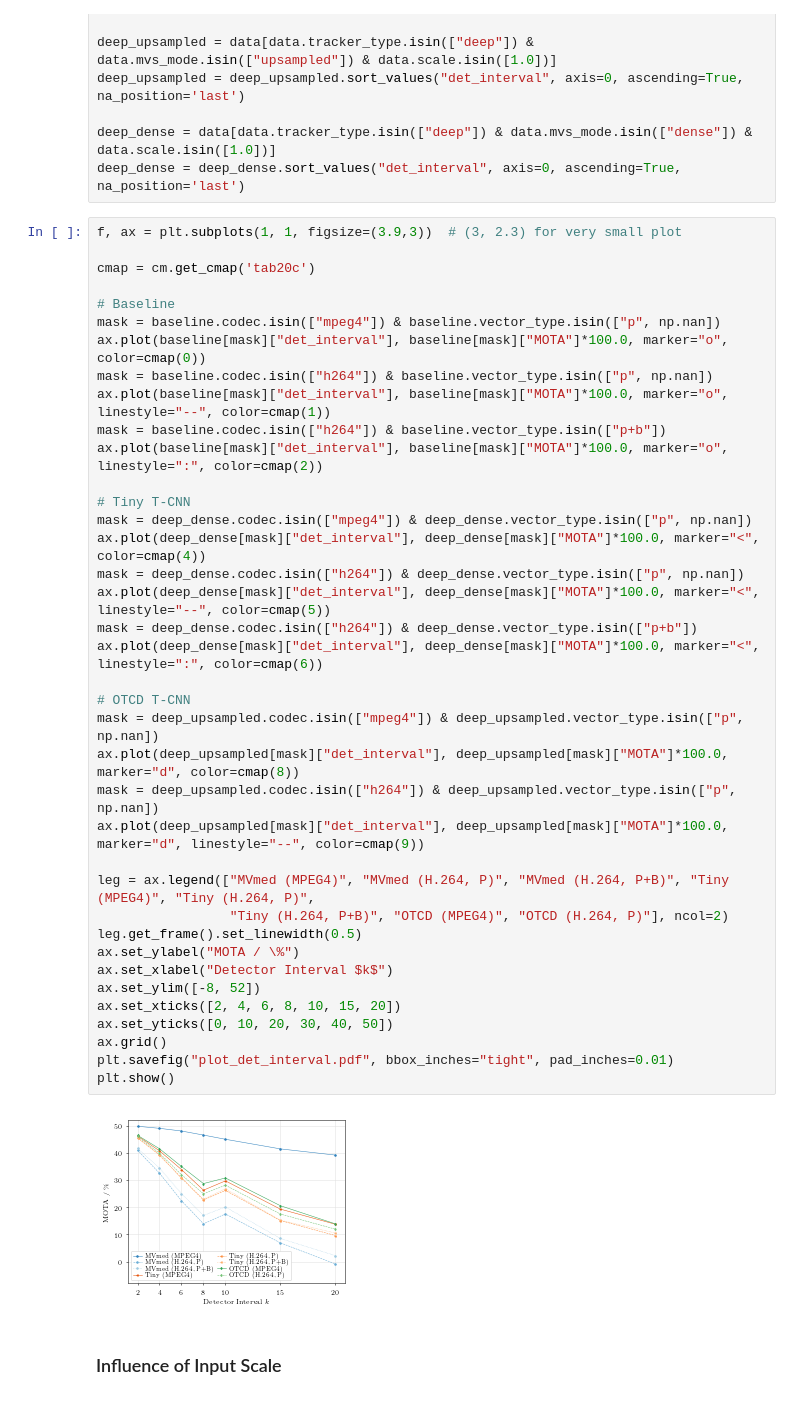
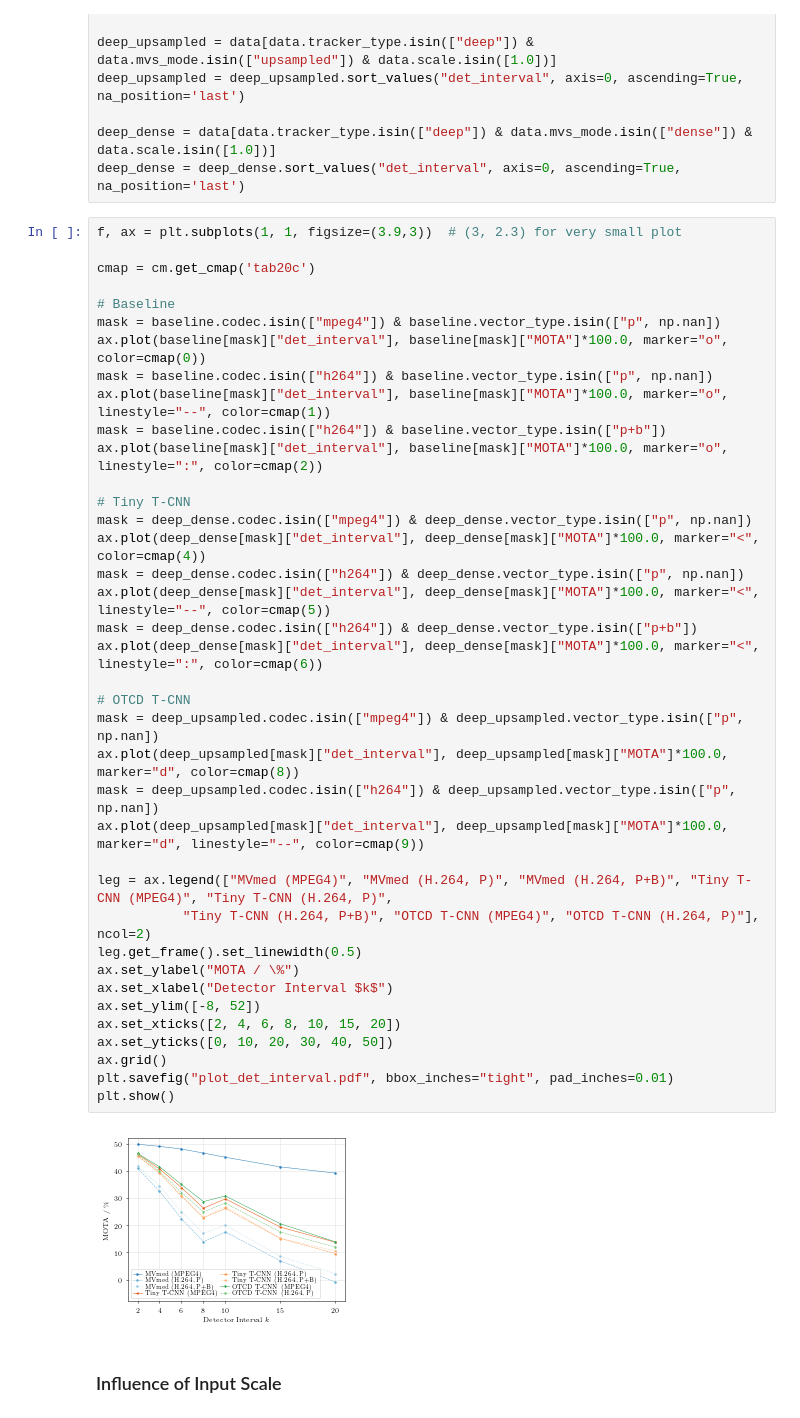
Before and after one commit to lukasbommes-unfinished-projects/mv-tracker, a Jupyter notebook: infos/paper/Plots.ipynb, the cells around one changed output. Saved outputs shown, nothing was run; the diff lists cells and outputs as text.

```diff
--- a/infos/paper/Plots.ipynb
+++ b/infos/paper/Plots.ipynb
@@ -61,36 +59,36 @@ mask = baseline.codec.isin(["mpeg4"]) & baseline.vector_type.isin(["p", np.nan])
 ax.plot(baseline[mask]["det_interval"], baseline[mask]["MOTA"]*100.0, marker="o", color=cmap(0))
 mask = baseline.codec.isin(["h264"]) & baseline.vector_type.isin(["p", np.nan])
 ax.plot(baseline[mask]["det_interval"], baseline[mask]["MOTA"]*100.0, marker="o", linestyle="--", color=cmap(1))
 mask = baseline.codec.isin(["h264"]) & baseline.vector_type.isin(["p+b"])
 ax.plot(baseline[mask]["det_interval"], baseline[mask]["MOTA"]*100.0, marker="o", linestyle=":", color=cmap(2))
 
 # Tiny T-CNN
 mask = deep_dense.codec.isin(["mpeg4"]) & deep_dense.vector_type.isin(["p", np.nan])
 ax.plot(deep_dense[mask]["det_interval"], deep_dense[mask]["MOTA"]*100.0, marker="<", color=cmap(4))
 mask = deep_dense.codec.isin(["h264"]) & deep_dense.vector_type.isin(["p", np.nan])
 ax.plot(deep_dense[mask]["det_interval"], deep_dense[mask]["MOTA"]*100.0, marker="<", linestyle="--", color=cmap(5))
 mask = deep_dense.codec.isin(["h264"]) & deep_dense.vector_type.isin(["p+b"])
 ax.plot(deep_dense[mask]["det_interval"], deep_dense[mask]["MOTA"]*100.0, marker="<", linestyle=":", color=cmap(6))
 
 # OTCD T-CNN
 mask = deep_upsampled.codec.isin(["mpeg4"]) & deep_upsampled.vector_type.isin(["p", np.nan])
 ax.plot(deep_upsampled[mask]["det_interval"], deep_upsampled[mask]["MOTA"]*100.0, marker="d", color=cmap(8))
 mask = deep_upsampled.codec.isin(["h264"]) & deep_upsampled.vector_type.isin(["p", np.nan])
 ax.plot(deep_upsampled[mask]["det_interval"], deep_upsampled[mask]["MOTA"]*100.0, marker="d", linestyle="--", color=cmap(9))
 
-leg = ax.legend(["MVmed (MPEG4)", "MVmed (H.264, P)", "MVmed (H.264, P+B)", "Tiny (MPEG4)", "Tiny (H.264, P)",
-                 "Tiny (H.264, P+B)", "OTCD (MPEG4)", "OTCD (H.264, P)"], ncol=2)
+leg = ax.legend(["MVmed (MPEG4)", "MVmed (H.264, P)", "MVmed (H.264, P+B)", "Tiny T-CNN (MPEG4)", "Tiny T-CNN (H.264, P)",
+           "Tiny T-CNN (H.264, P+B)", "OTCD T-CNN (MPEG4)", "OTCD T-CNN (H.264, P)"], ncol=2)
 leg.get_frame().set_linewidth(0.5)
 ax.set_ylabel("MOTA / \%")
 ax.set_xlabel("Detector Interval $k$")
 ax.set_ylim([-8, 52])
 ax.set_xticks([2, 4, 6, 8, 10, 15, 20])
 ax.set_yticks([0, 10, 20, 30, 40, 50])
 ax.grid()
 plt.savefig("plot_det_interval.pdf", bbox_inches="tight", pad_inches=0.01)
 plt.show()
 # %% [output]
-[figure, old version]
+[figure, new version]
 # %% [markdown]
 ### Influence of Input Scale
 # %%
```
Also changed, not shown: parts of 8 cells of this notebook, 6 other files.
